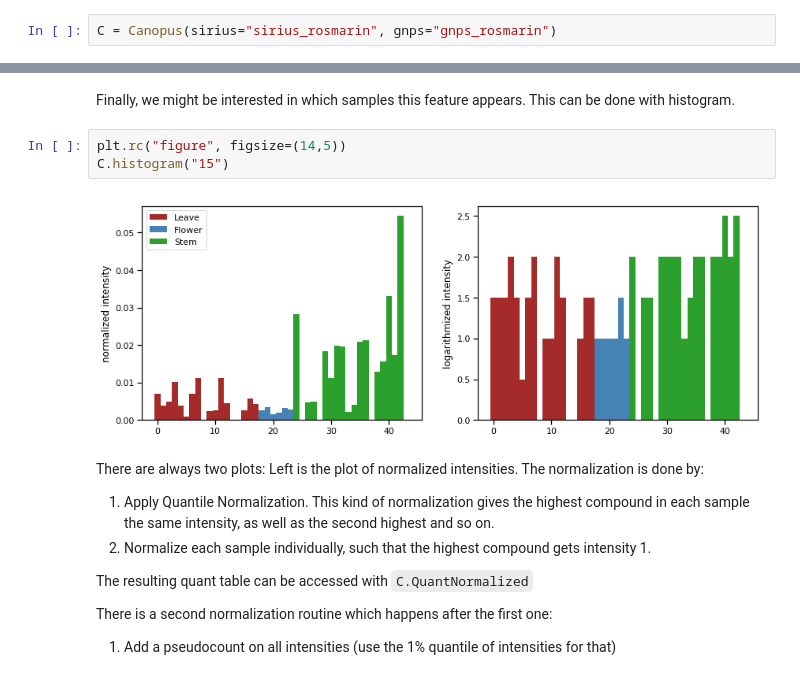
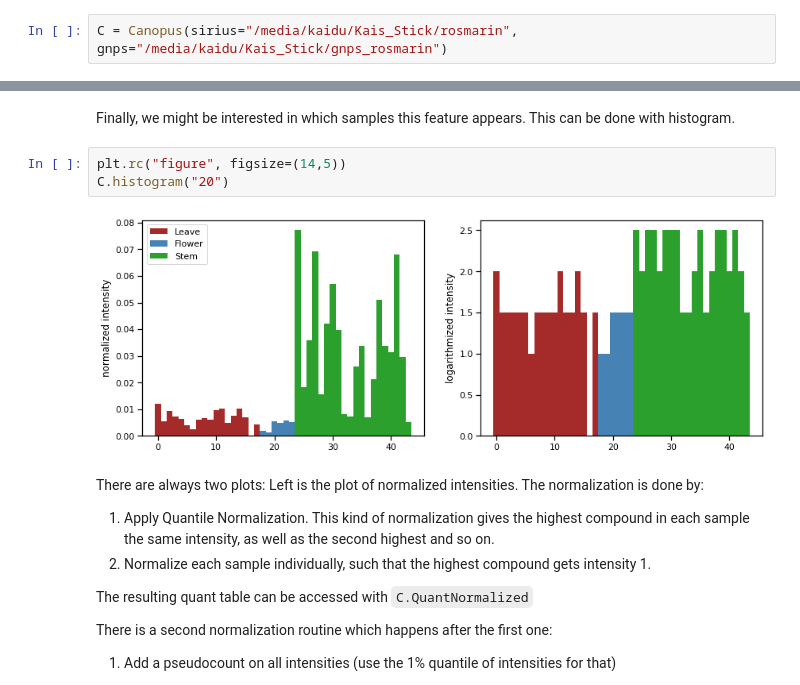
Before and after one commit to kaibioinfo/canopus_treemap, a Jupyter notebook: Tutorial.ipynb, the cells around one changed output, grey strips where cells are left out. Drawn from its saved outputs; the diff is of its cells as text.

Commit message:
update to newest SIRIUS version

```diff
--- a/Tutorial.ipynb
+++ b/Tutorial.ipynb
@@ -34,4 +34,4 @@ We will demonstrate the whole processing on a small example of the rosmarine dat
 
 Now we can start with the Jupyter notebook analysis. We initialize the Canopus object with the name of the SIRIUS and GNPS folders. I use the short variable name C, because we will use this variable a lot.
 # %%
-C = Canopus(sirius="sirius_rosmarin", gnps="gnps_rosmarin")
+C = Canopus(sirius="/media/kaidu/Kais_Stick/rosmarin", gnps="/media/kaidu/Kais_Stick/gnps_rosmarin")
@@ -130,9 +137,9 @@ Organic oxides99 %
 Finally, we might be interested in which samples this feature appears. This can be done with histogram.
 # %%
 plt.rc("figure", figsize=(14,5))
-C.histogram("15")
+C.histogram("20")
 # %% [output]
-[figure, old version]
+[figure, new version]
 # %% [markdown]
 There are always two plots: Left is the plot of normalized intensities. The normalization is done by:
 
```
Also changed, not shown: parts of 10 cells of this notebook, 8 other files.
